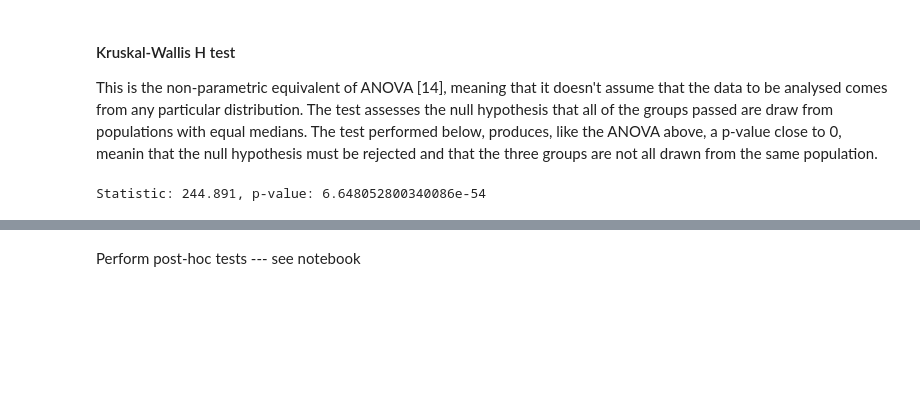
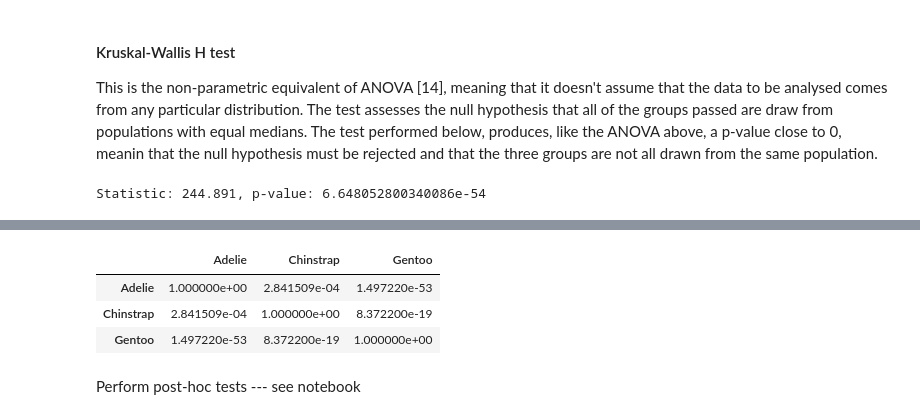
Before and after one commit to fod/machine-learning-statistics, a Jupyter notebook: scipy-stats.ipynb, the cells around one changed output, grey strips where cells are left out. Cells and saved outputs as stored; diff of their text form; code cells hidden in the pictures; blank space fills up the shorter version.

```diff
--- a/scipy-stats.ipynb
+++ b/scipy-stats.ipynb
@@ -240,3 +256,10 @@ Statistic: 244.891, p-value: 6.648052800340086e-54
+# %%
+sp.posthoc_dunn(penguins, val_col='Flipper Length', group_col='Species', p_adjust = 'holm')
+# %% [output]
+|  | Adelie | Chinstrap | Gentoo |
+| Adelie | 1.000000e+00 | 2.841509e-04 | 1.497220e-53 |
+| Chinstrap | 2.841509e-04 | 1.000000e+00 | 8.372200e-19 |
+| Gentoo | 1.497220e-53 | 8.372200e-19 | 1.000000e+00 |
 # %% [markdown]
 Perform post-hoc tests --- see notebook
 # %% [markdown]
```
Also changed, not shown: parts of 6 cells of this notebook.
